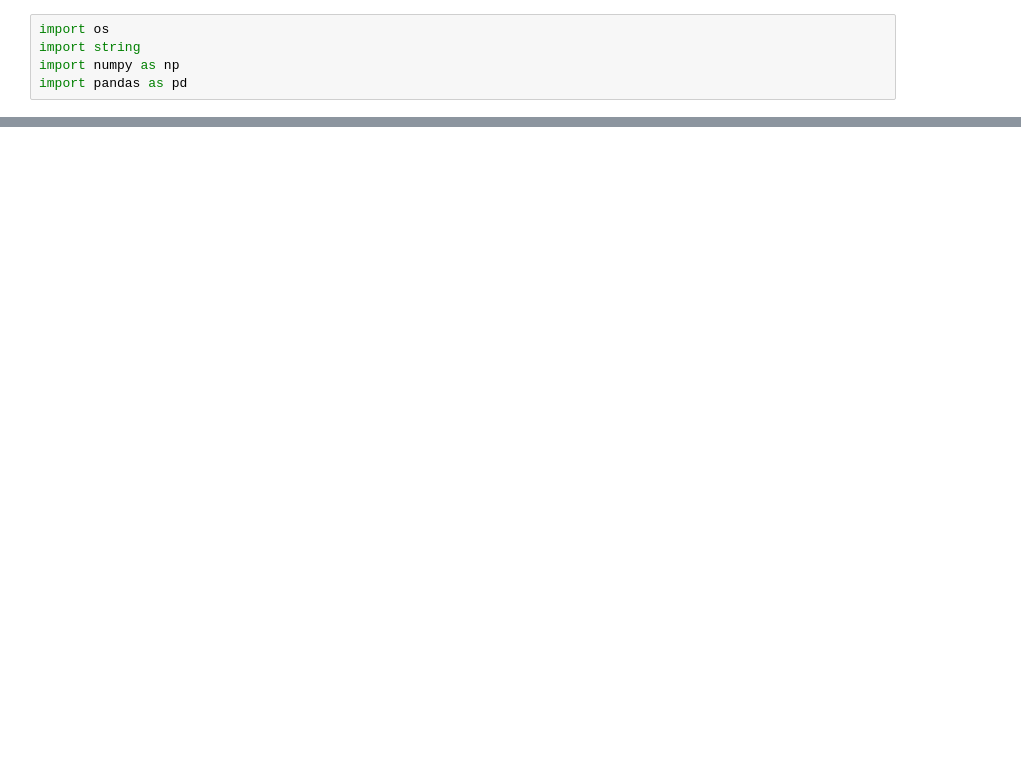
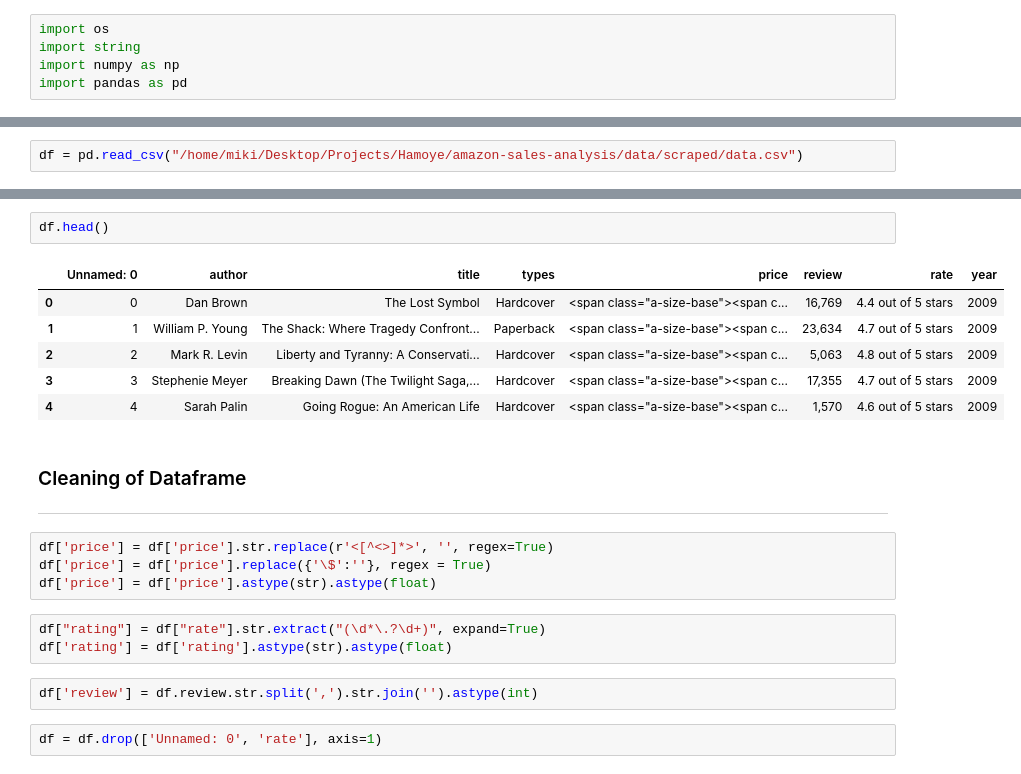
Before and after one commit to Michael-yousuf123/amazon-sales-analysis, a Jupyter notebook: notebook/amazon-notebook.ipynb, the cells around one changed output, grey strips where cells are left out. Cells and saved outputs as stored; diff of their text form; blank space fills up the shorter version.

```diff
--- a/notebook/amazon-notebook.ipynb
+++ b/notebook/amazon-notebook.ipynb
@@ -12,0 +9,2 @@ df = pd.read_csv
+# %%
+df = pd.read_csv("/home/miki/Desktop/Projects/Hamoye/amazon-sales-analysis/data/scraped/data.csv")
@@ -12,0 +29,23 @@ df = pd.read_csv
+# %%
+df.head()
+# %% [output]
+|  | Unnamed: 0 | author | title | types | price | review | rate | year |
+| 0 | 0 | Dan Brown | The Lost Symbol | Hardcover | <span class="a-size-base"><span c... | 16,769 | 4.4 out of 5 stars | 2009 |
+| 1 | 1 | William P. Young | The Shack: Where Tragedy Confront... | Paperback | <span class="a-size-base"><span c... | 23,634 | 4.7 out of 5 stars | 2009 |
+| 2 | 2 | Mark R. Levin | Liberty and Tyranny: A Conservati... | Hardcover | <span class="a-size-base"><span c... | 5,063 | 4.8 out of 5 stars | 2009 |
+| 3 | 3 | Stephenie Meyer | Breaking Dawn (The Twilight Saga,... | Hardcover | <span class="a-size-base"><span c... | 17,355 | 4.7 out of 5 stars | 2009 |
+| 4 | 4 | Sarah Palin | Going Rogue: An American Life | Hardcover | <span class="a-size-base"><span c... | 1,570 | 4.6 out of 5 stars | 2009 |
+# %% [markdown]
+### Cleaning of Dataframe
+---
+# %%
+df['price'] = df['price'].str.replace(r'<[^<>]*>', '', regex=True)
+df['price'] = df['price'].replace({'\$':''}, regex = True)
+df['price'] = df['price'].astype(str).astype(float)
+# %%
+df["rating"] = df["rate"].str.extract("(\d*\.?\d+)", expand=True)
+df['rating'] = df['rating'].astype(str).astype(float)
+# %%
+df['review'] = df.review.str.split(',').str.join('').astype(int)
+# %%
+df = df.drop(['Unnamed: 0', 'rate'], axis=1)
```
Also changed, not shown: parts of 22 cells of this notebook, 1 other file.
